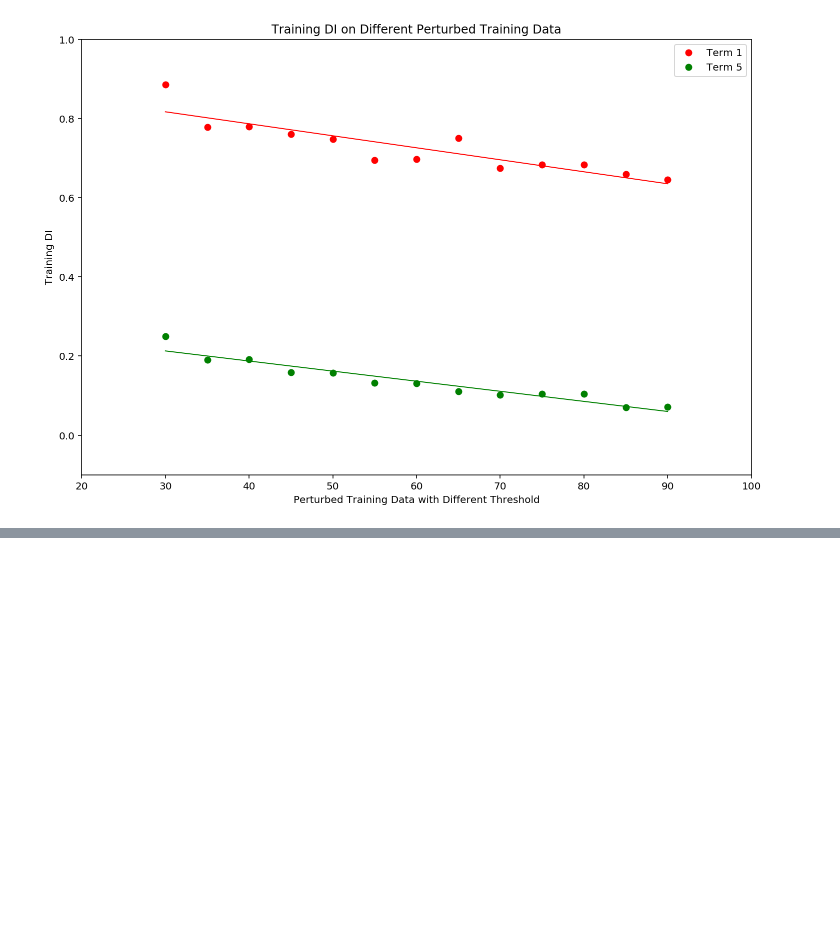
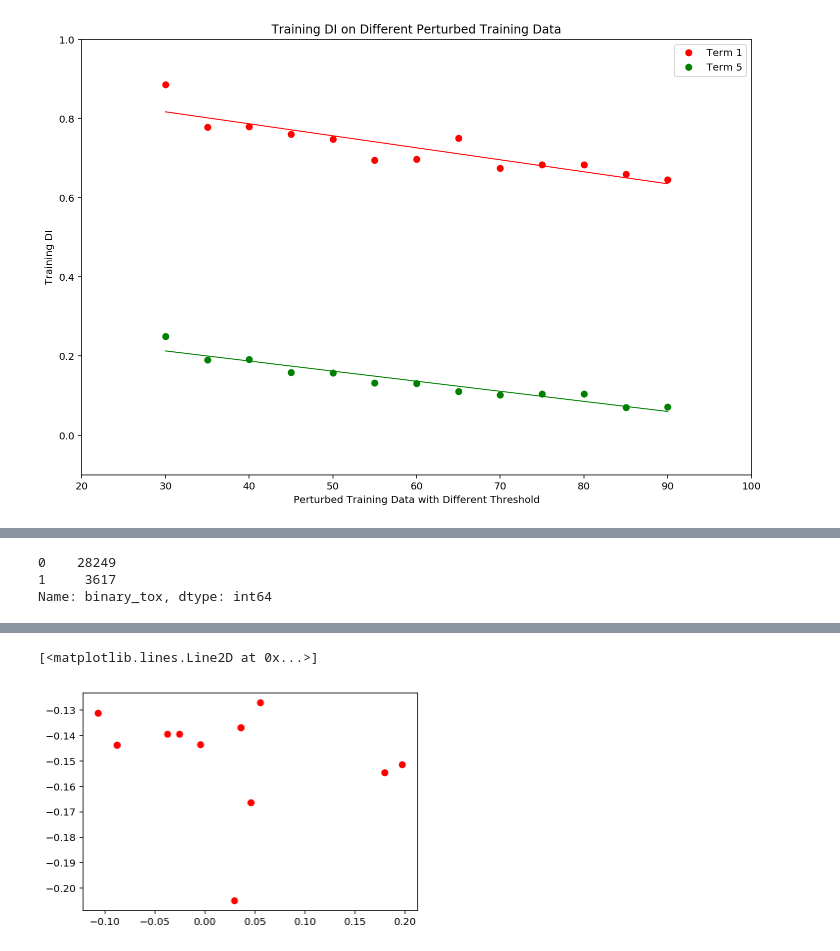
Before and after one commit to nehargupta/cs590_privacy_fairness, a Jupyter notebook: threshold-to-di.ipynb, the cells around one changed output, grey strips where cells are left out. Saved outputs shown, nothing was run; the diff lists cells and outputs as text; code cells hidden in the pictures; blank space fills up the shorter version.

```diff
--- a/threshold-to-di.ipynb
+++ b/threshold-to-di.ipynb
@@ -268,0 +343,67 @@ plt.plot(x, y_pred2, color='g', linewidth=1)
+# %%
+# Also curious about the FPR/TPR of gay as threshold changes
+# fpr = false positive / false positive + true negative = false positive / total negative
+
+# This requires an assumption about what ground truth is. What should it be? The 50% threshold val? The x% threshold val?
+# We are assuming it is the same as the threshold
+
+for i in range(len(array_test_bin_tox)):
+    # the "true" value is in array_test_bin_tox
+    # the predicted value is in array_predicted_bin_tox
+
+
+test_comments['temp'] = array_test_bin_tox[10]
+test_comments['temp'].value_counts()
+# %% [output]
+0    28249
+1     3617
+Name: binary_tox, dtype: int64
+# %%
+# Try the predictive parity equation here. -_-
+#for i in range(len(array_test_bin_tox)):
+    # doing it for gay and white
+    # p(predicted = 1 given "true" = 1 and comment about gay)
+    # = (predicted = 1 and true = 1 and comment about gay)/(predicted =1 and comment gay)
+
+i = 4
+# thats the index for 50
+arrayX = []
+arrayY = []
+for i in range(len(array_test_bin_tox)):
+    test_comments['tempTrue'] = array_test_bin_tox[i]
+    test_comments['tempPred'] = array_predicted_bin_tox[i]
+    gay_predicted1_true1 = test_comments[(test_comments['gay'] == True) & \
+                                         (test_comments['tempTrue'] == 1) & \
+                                         (test_comments['tempPred'] == 1)].shape[0]
+    gay_pred1 = test_comments[(test_comments['gay'] == True) & (test_comments['tempPred'] == 1)].shape[0]
+
+    white_predicted1_true1 = test_comments[(test_comments['white'] == True) & \
+                                         (test_comments['tempTrue'] == 1) & \
+                                         (test_comments['tempPred'] == 1)].shape[0]
+    white_pred1 = test_comments[(test_comments['white'] == True) & (test_comments['tempPred'] == 1)].shape[0]
+
+    gay_pred0_true0 = test_comments[(test_comments['gay'] == True) & \
+                                         (test_comments['tempTrue'] == 0) & \
+                                         (test_comments['tempPred'] == 0)].shape[0]
+
+    gay_pred0 = test_comments[(test_comments['gay'] == True) & (test_comments['tempPred'] == 0)].shape[0]
+
+    white_predicted0_true0 = test_comments[(test_comments['white'] == True) & \
+                                         (test_comments['tempTrue'] == 0) & \
+                                         (test_comments['tempPred'] == 0)].shape[0]
+    white_pred0 = test_comments[(test_comments['white'] == True) & (test_comments['tempPred'] == 0)].shape[0]
+
+    print("**", i)
+    print((gay_predicted1_true1/gay_pred1))
+    print((white_predicted1_true1/white_pred1))
+    print((gay_pred0_true0/gay_pred0))
+    print((white_predicted0_true0/white_pred0))
+    diffPred1True1 = (gay_predicted1_true1/gay_pred1) - (white_predicted1_true1/white_pred1)
+    diffPred0True0 = (gay_pred0_true0/gay_pred0) - (white_predicted0_true0/white_pred0)
+    print(diffPred1True1, diffPred0True0)
+
+    arrayX.append(diffPred1True1)
+    arrayY.append(diffPred0True0)
+
+plt.plot(arrayX, arrayY, "ro")
+# %% [output]
@@ -268,0 +427,2 @@ plt.plot(x, y_pred2, color='g', linewidth=1)
+[<matplotlib.lines.Line2D at 0x...>]
+[figure, added]
```
Also changed, not shown: parts of 11 cells of this notebook.
